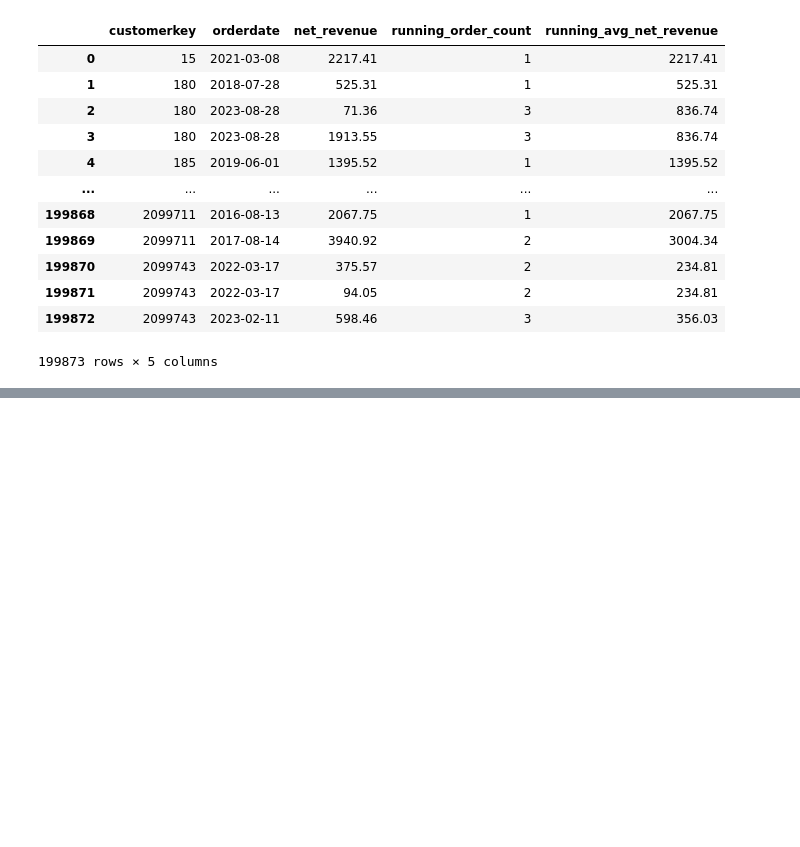
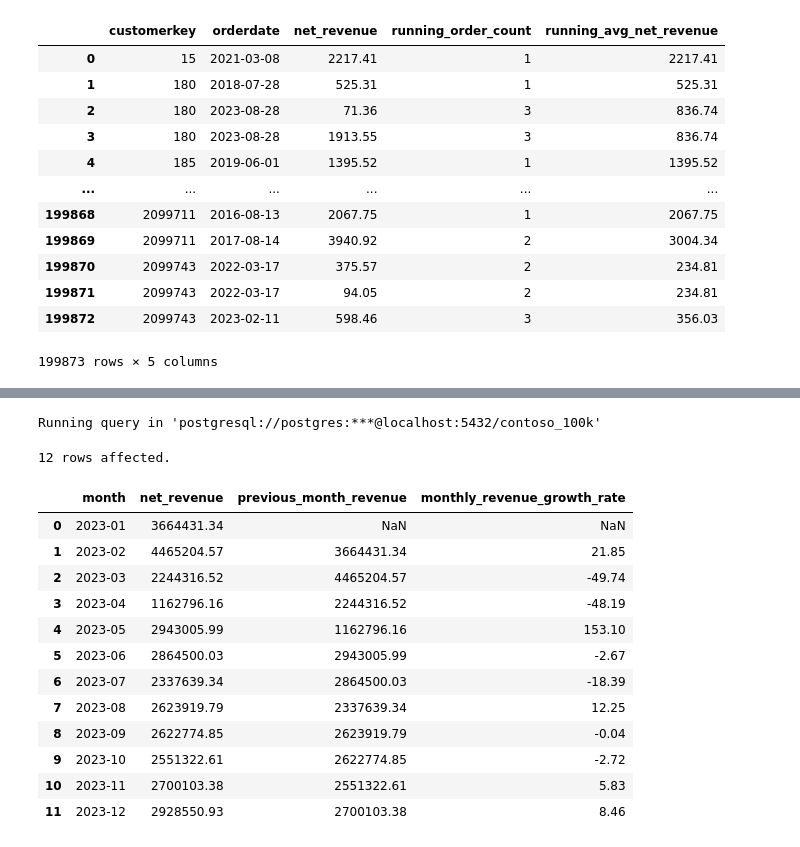
Before and after one commit to guyewen/PostgreSQL_Project, a Jupyter notebook: Google_Colab/Examples_with_Google_Colab.ipynb, the cells around one changed output, grey strips where cells are left out. Saved outputs shown, nothing was run; the diff lists cells and outputs as text; code cells hidden in the pictures; blank space fills up the shorter version.

```diff
--- a/Google_Colab/Examples_with_Google_Colab.ipynb
+++ b/Google_Colab/Examples_with_Google_Colab.ipynb
@@ -721,0 +759,34 @@ Running query in 'postgresql://postgres:***@localhost:5432/contoso_100k'
+# %%
+%%sql
+
+-- calculate monthly growth rate of revenue
+WITH monthly_revenue AS (
+  SELECT
+    TO_CHAR(orderdate, 'YYYY-MM') AS month,
+    SUM(quantity * netprice * exchangerate) AS net_revenue
+  FROM sales
+  WHERE EXTRACT(YEAR FROM orderdate) = 2023
+  GROUP BY month
+  ORDER BY month
+)
+SELECT
+  *,
+  LAG(net_revenue) OVER(ORDER BY month) AS previous_month_revenue,
+  100 * (net_revenue - LAG(net_revenue) OVER(ORDER BY month)) / LAG(net_revenue) OVER(ORDER BY month) AS monthly_revenue_growth_rate
+FROM monthly_revenue
+# %% [output]
+Running query in 'postgresql://postgres:***@localhost:5432/contoso_100k'
+12 rows affected.
+|  | month | net_revenue | previous_month_revenue | monthly_revenue_growth_rate |
+| 0 | 2023-01 | 3664431.34 | NaN | NaN |
+| 1 | 2023-02 | 4465204.57 | 3664431.34 | 21.85 |
+| 2 | 2023-03 | 2244316.52 | 4465204.57 | -49.74 |
+| 3 | 2023-04 | 1162796.16 | 2244316.52 | -48.19 |
+| 4 | 2023-05 | 2943005.99 | 1162796.16 | 153.10 |
+| 5 | 2023-06 | 2864500.03 | 2943005.99 | -2.67 |
+| 6 | 2023-07 | 2337639.34 | 2864500.03 | -18.39 |
+| 7 | 2023-08 | 2623919.79 | 2337639.34 | 12.25 |
+| 8 | 2023-09 | 2622774.85 | 2623919.79 | -0.04 |
+| 9 | 2023-10 | 2551322.61 | 2622774.85 | -2.72 |
+| 10 | 2023-11 | 2700103.38 | 2551322.61 | 5.83 |
+| 11 | 2023-12 | 2928550.93 | 2700103.38 | 8.46 |
```
Also changed, not shown: parts of 2 cells of this notebook.
